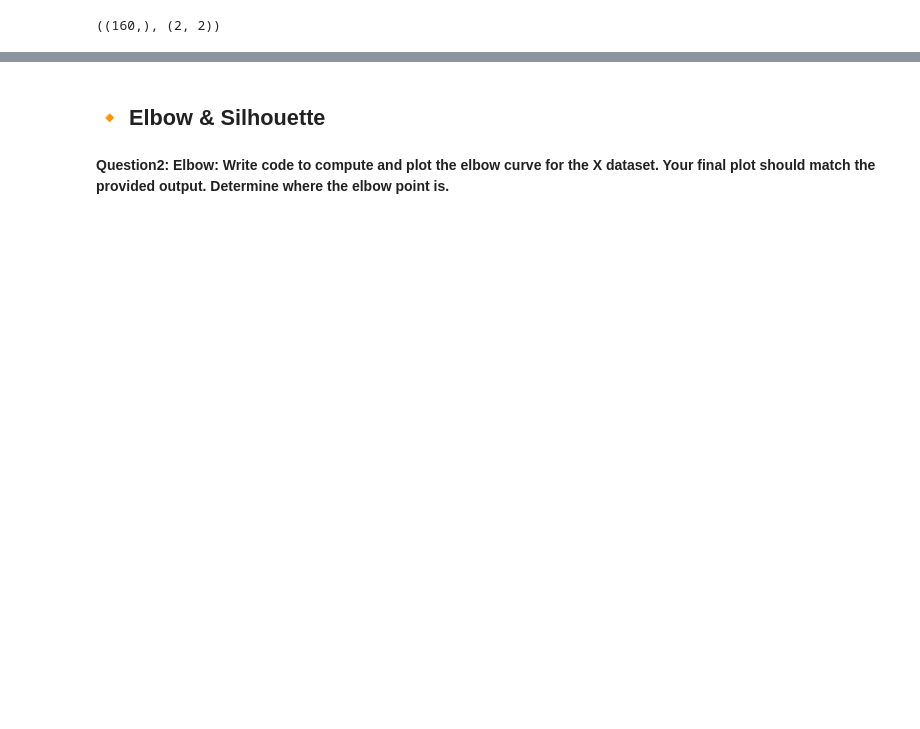
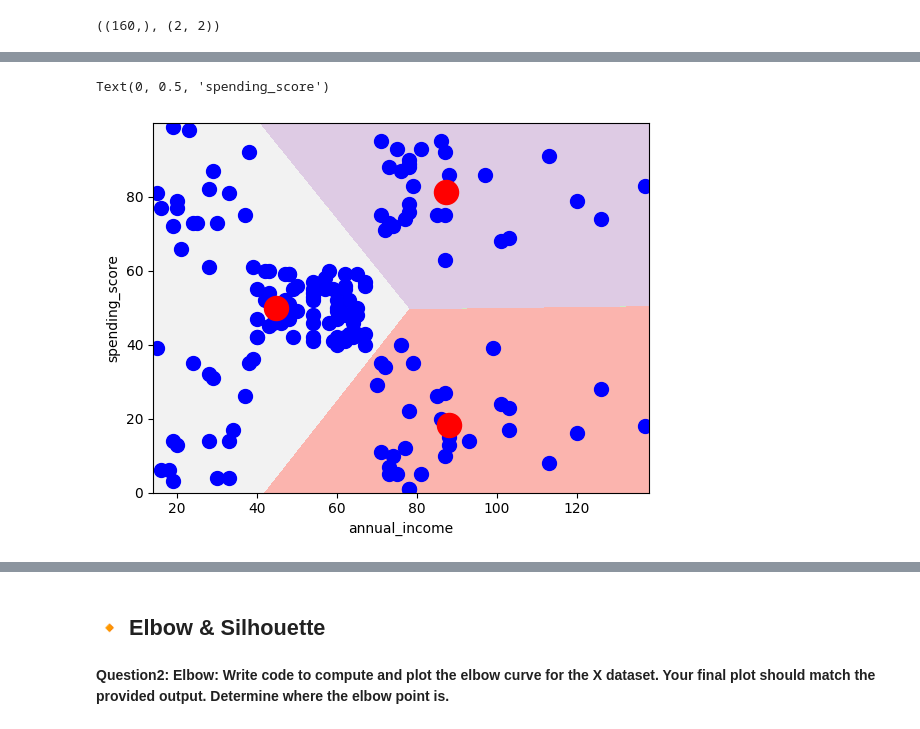
Before and after one commit to viviantram03/labb-1, a Jupyter notebook: Lab3/Lab3-Kmeans.ipynb, the cells around one changed output, grey strips where cells are left out. Saved outputs shown, nothing was run; the diff lists cells and outputs as text; code cells hidden in the pictures; blank space fills up the shorter version.

```diff
--- a/Lab3/Lab3-Kmeans.ipynb
+++ b/Lab3/Lab3-Kmeans.ipynb
@@ -138 +140,31 @@ plt.show()
 [figure]
+# %%
+# Question 1
+n = 3  #numbers of clusters
+kmeans = KMeans (n_clusters=n, random_state=0)     #complete this code
+
+kmeans.fit(X)
+labels = kmeans.labels_
+centroids = kmeans.cluster_centers_
+labels.shape, centroids.shape
+
+h = 0.02
+x_min, x_max = X[:, 0].min() - 1, X[:, 0].max() + 1
+y_min, y_max = X[:, 1].min() - 1, X[:, 1].max() + 1
+
+xx, yy = np.meshgrid(np.arange(x_min, x_max, h),
+                     np.arange(y_min, y_max, h))
+
+Xm = kmeans.predict(np.c_[xx.ravel(), yy.ravel()])
+Xm = Xm.reshape(xx.shape)
+
+plt.contourf(xx, yy, Xm, cmap=plt.cm.Pastel1)
+
+plt.scatter(X[:, 0], X[:, 1], s=100, c='blue')
+plt.scatter(centroids[: , 0], centroids[: , 1], s=300, c='red')
+
+plt.xlabel(cols[idx[0]])
+plt.ylabel(cols[idx[1]])
+# %% [output]
+Text(0, 0.5, 'spending_score')
+[figure, added]
```
Also changed, not shown: parts of 5 cells of this notebook.
